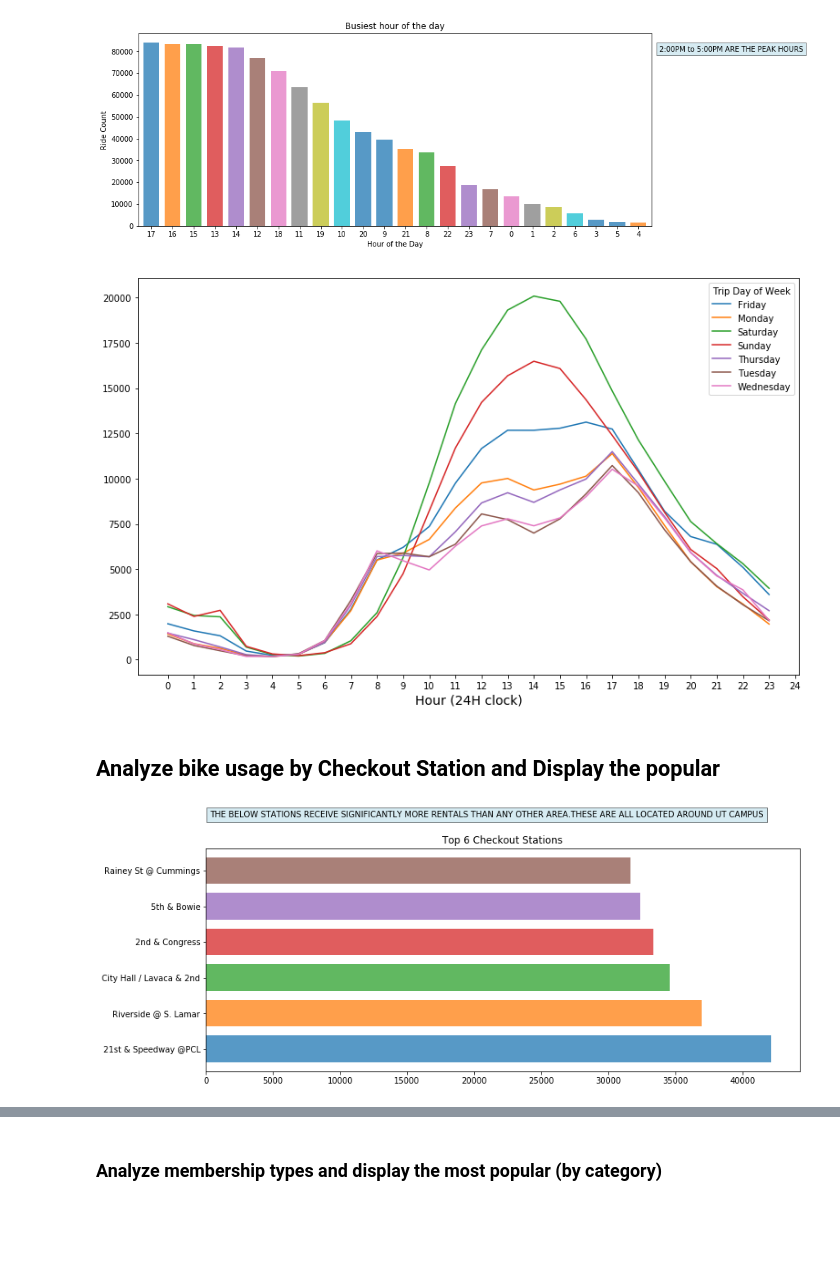
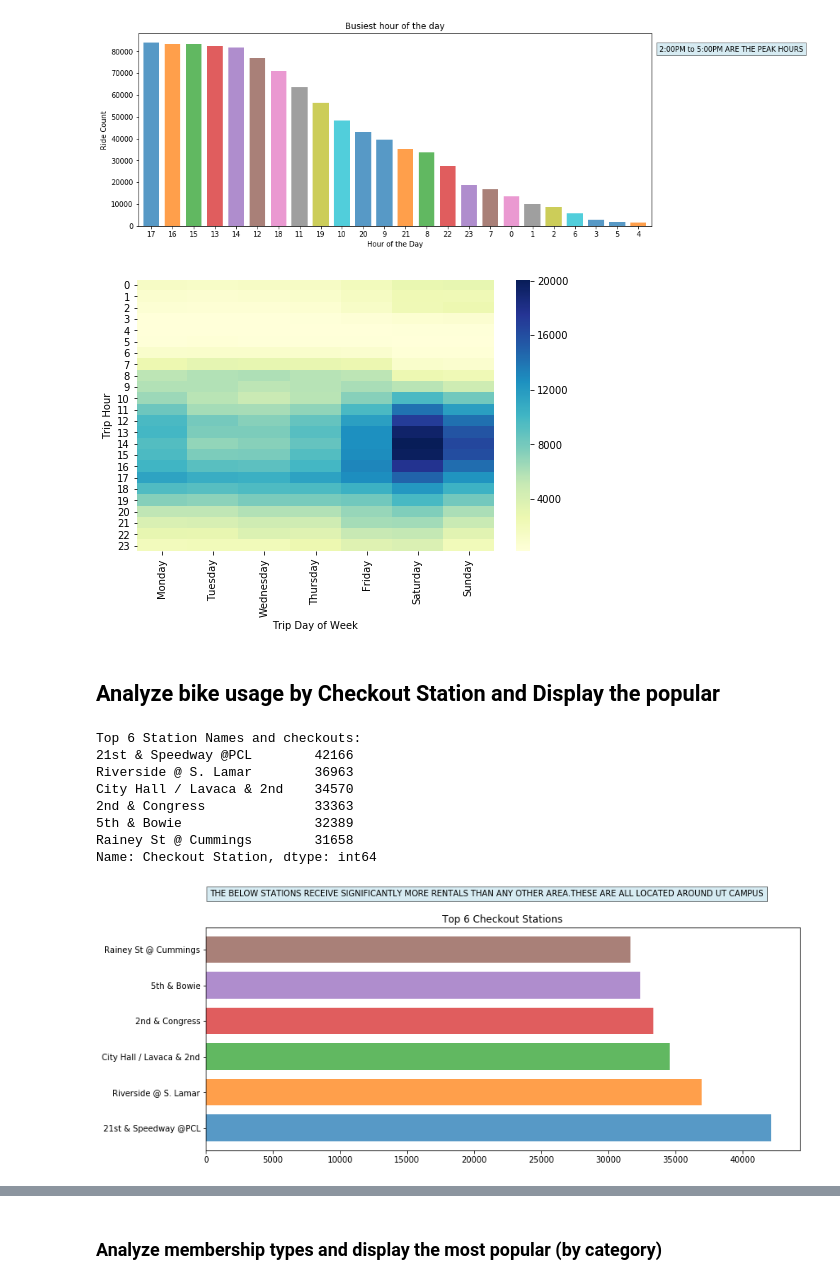
Before and after one commit to ananyay/Pedal_through_Austin, a Jupyter notebook: Data_Analysis_ananya.ipynb, the cells around one changed output, grey strips where cells are left out. Cells and saved outputs as stored; diff of their text form; code cells hidden in the pictures; blank space fills up the shorter version.

```diff
--- a/Data_Analysis_ananya.ipynb
+++ b/Data_Analysis_ananya.ipynb
@@ -158,14 +158,11 @@ Name: Trip Hour, dtype: int64
-# %%
-# Now plot the data, since we have the top 6 membership types now group by Year and display
-fig, ax = plt.subplots(figsize=(13,8))
-# Without unstack, the rows are displayed seperately.
-plt.xticks(np.arange(0,25))
-df = df_bike_cl.groupby(['Trip Hour','Trip Day of Week']).count()['Trip ID'].unstack().plot(ax=ax)
-ax.set_xlabel('Hour (24H clock)', fontdict={'size' : 14})
-plt.savefig("Images/Hours-day.png")
-plt.show()
-# %% [output]
-[figure, removed]
+# %%
+days_arr = ["Monday","Tuesday", "Wednesday", "Thursday", "Friday", "Saturday", "Sunday"]
+test_df_hm = df_bike_cl.pivot_table(index='Trip Hour', columns='Trip Day of Week', values='Trip ID', aggfunc = np.count_nonzero)
+plt.figure(figsize=(8,5))
+sns.heatmap(test_df_hm[days_arr],annot=None,fmt='.1f',cmap="YlGnBu")
+plt.show()
+# %% [output]
+[figure, added]
 # %% [markdown]
 ##  Analyze bike usage by Checkout Station and Display the popular
 # %%
@@ -173,7 +170,7 @@ plt.show()
 # Again, value_counts() is leveraged to find unique row count by Check out station
 popular_checkout_station = df_bike_cl['Checkout Station'].value_counts()
 popular_checkout_station.sort_values(ascending = False).head(6)
-
+print(f"Top 6 Station Names and checkouts:\n{popular_checkout_station[0:6]}")
 # Plot covers the top 6 check out stations that potray more usage than other stations
 pop_station_chart = popular_checkout_station[0:6].plot(kind = "barh",width = 0.75,figsize = (13,5),alpha = 0.75)
 plt.title("Top 6 Checkout Stations")
@@ -181,4 +178,12 @@ plt.text(300,6.5,"THE BELOW STATIONS RECEIVE SIGNIFICANTLY MORE RENTALS THAN ANY
 plt.savefig("Images/Pop_Station.png",bbox_inches = "tight")
 plt.show()
 # %% [output]
+Top 6 Station Names and checkouts:
+21st & Speedway @PCL        42166
+Riverside @ S. Lamar        36963
+City Hall / Lavaca & 2nd    34570
+2nd & Congress              33363
+5th & Bowie                 32389
+Rainey St @ Cummings        31658
+Name: Checkout Station, dtype: int64
 [figure]
```
Also changed, not shown: parts of 7 cells of this notebook, 1 other file.
